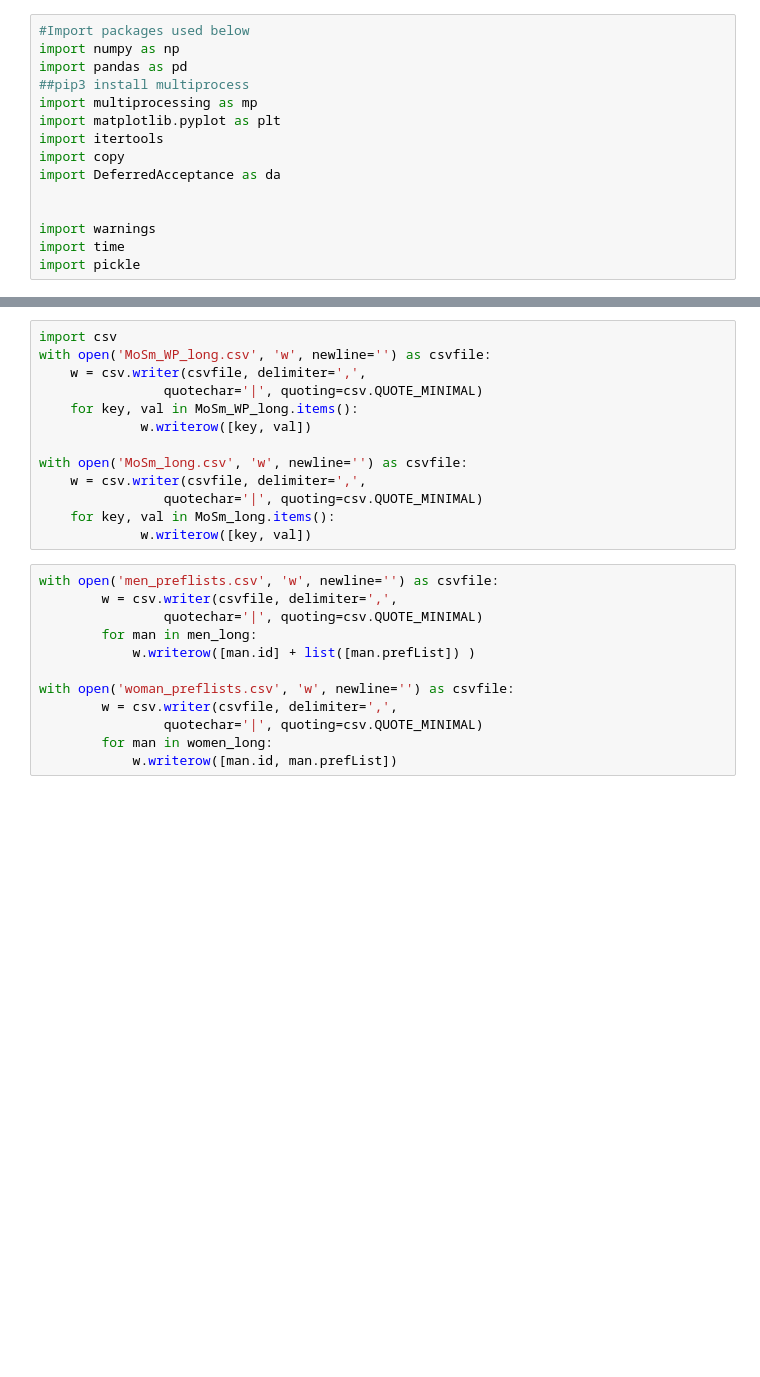
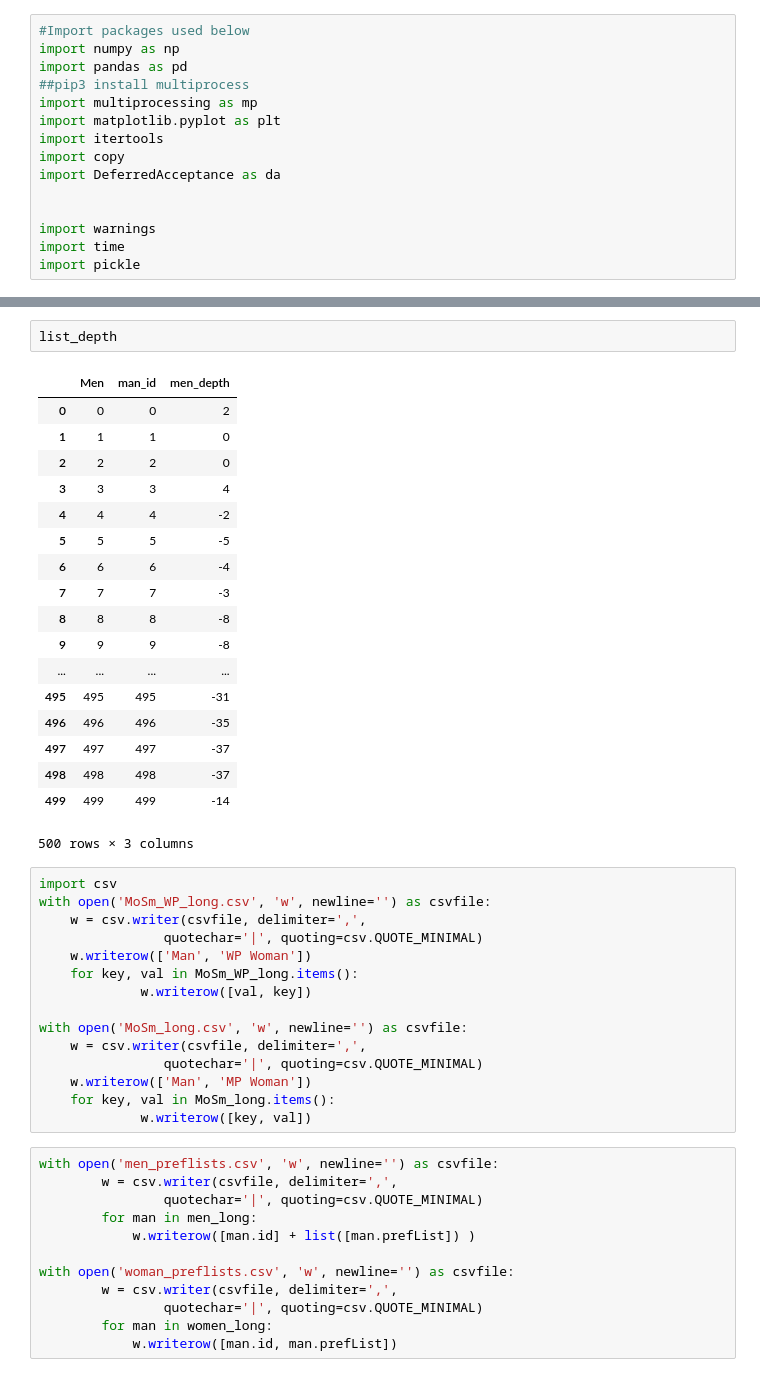
Before and after one commit to tgardnerh/MarketDesign, a Jupyter notebook: Manipulability Exploration.ipynb, the cells around one changed output, grey strips where cells are left out. Saved outputs shown, nothing was run; the diff lists cells and outputs as text; blank space fills up the shorter version.

```diff
--- a/Manipulability Exploration.ipynb
+++ b/Manipulability Exploration.ipynb
@@ -65,14 +194,37 @@ simulating achievability matrix for 100_40.0
+# %%
+list_depth
+# %% [output]
+|  | Men | man_id | men_depth |
+| 0 | 0 | 0 | 2 |
+| 1 | 1 | 1 | 0 |
+| 2 | 2 | 2 | 0 |
+| 3 | 3 | 3 | 4 |
+| 4 | 4 | 4 | -2 |
+| 5 | 5 | 5 | -5 |
+| 6 | 6 | 6 | -4 |
+| 7 | 7 | 7 | -3 |
+| 8 | 8 | 8 | -8 |
+| 9 | 9 | 9 | -8 |
+| ... | ... | ... | ... |
+| 495 | 495 | 495 | -31 |
+| 496 | 496 | 496 | -35 |
+| 497 | 497 | 497 | -37 |
+| 498 | 498 | 498 | -37 |
+| 499 | 499 | 499 | -14 |
+500 rows × 3 columns
 # %%
 import csv
 with open('MoSm_WP_long.csv', 'w', newline='') as csvfile:
     w = csv.writer(csvfile, delimiter=',',
                 quotechar='|', quoting=csv.QUOTE_MINIMAL)
+    w.writerow(['Man', 'WP Woman'])
     for key, val in MoSm_WP_long.items():
-             w.writerow([key, val])
+             w.writerow([val, key])
 
 with open('MoSm_long.csv', 'w', newline='') as csvfile:
     w = csv.writer(csvfile, delimiter=',',
                 quotechar='|', quoting=csv.QUOTE_MINIMAL)
+    w.writerow(['Man', 'MP Woman'])
     for key, val in MoSm_long.items():
              w.writerow([key, val])
 # %%
```
Also changed, not shown: parts of 3 cells of this notebook, 1 other file.
